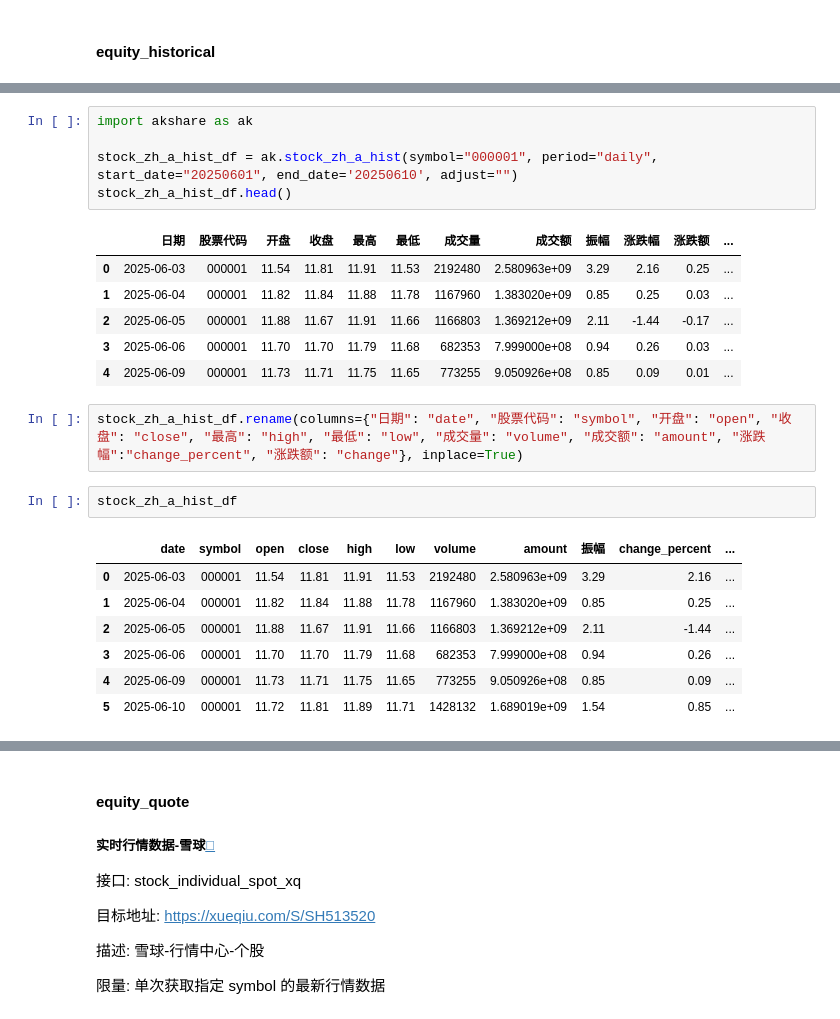
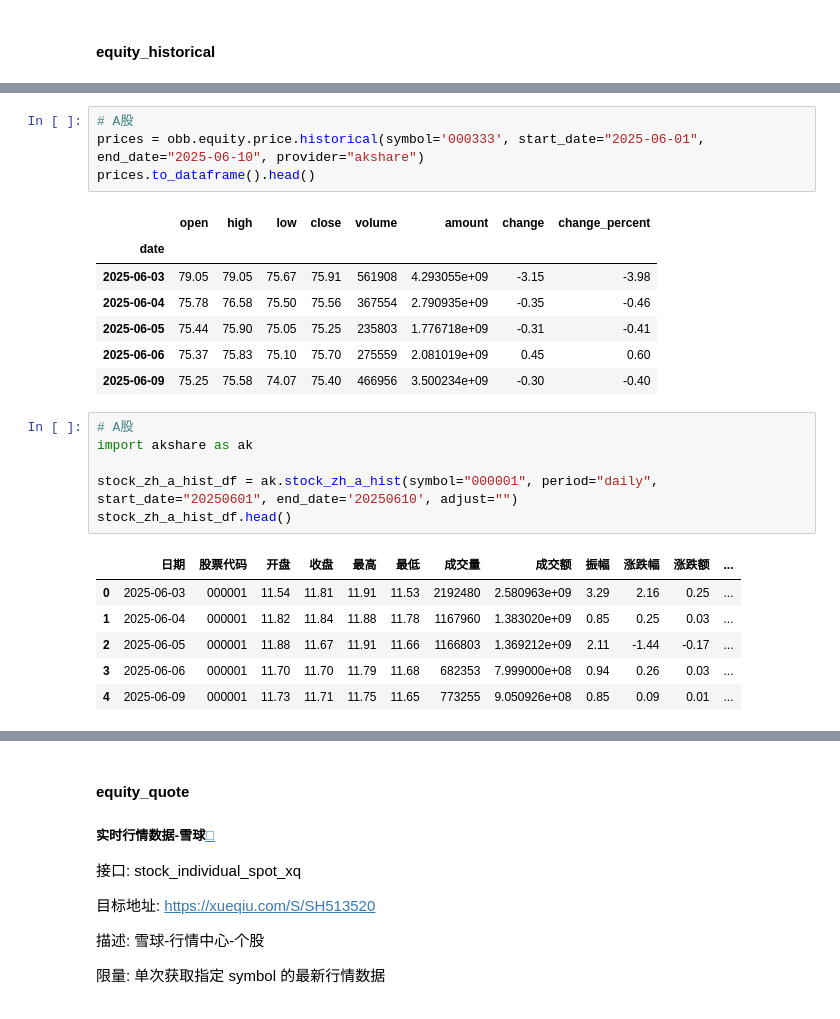
Before and after one commit to shugaoye/openbb_akshare, a Jupyter notebook: docs/akshare_test.ipynb, the cells around one changed output, grey strips where cells are left out. Drawn from its saved outputs; the diff is of its cells as text.

```diff
--- a/docs/akshare_test.ipynb
+++ b/docs/akshare_test.ipynb
@@ -469,4 +486,17 @@ prices.to_dataframe().head()
+# %%
+# A股
+prices = obb.equity.price.historical(symbol='000333', start_date="2025-06-01", end_date="2025-06-10", provider="akshare")
+prices.to_dataframe().head()
+# %% [output]
+|  | open | high | low | close | volume | amount | change | change_percent |
+| date |  |  |  |  |  |  |  |  |
+| 2025-06-03 | 79.05 | 79.05 | 75.67 | 75.91 | 561908 | 4.293055e+09 | -3.15 | -3.98 |
+| 2025-06-04 | 75.78 | 76.58 | 75.50 | 75.56 | 367554 | 2.790935e+09 | -0.35 | -0.46 |
+| 2025-06-05 | 75.44 | 75.90 | 75.05 | 75.25 | 235803 | 1.776718e+09 | -0.31 | -0.41 |
+| 2025-06-06 | 75.37 | 75.83 | 75.10 | 75.70 | 275559 | 2.081019e+09 | 0.45 | 0.60 |
+| 2025-06-09 | 75.25 | 75.58 | 74.07 | 75.40 | 466956 | 3.500234e+09 | -0.30 | -0.40 |
 # %%
+# A股
 import akshare as ak
 
 stock_zh_a_hist_df = ak.stock_zh_a_hist(symbol="000001", period="daily", start_date="20250601", end_date='20250610', adjust="")
@@ -478,15 +508,3 @@ stock_zh_a_hist_df.head()
 | 2 | 2025-06-05 | 000001 | 11.88 | 11.67 | 11.91 | 11.66 | 1166803 | 1.369212e+09 | 2.11 | -1.44 | -0.17 | ... |
 | 3 | 2025-06-06 | 000001 | 11.70 | 11.70 | 11.79 | 11.68 | 682353 | 7.999000e+08 | 0.94 | 0.26 | 0.03 | ... |
 | 4 | 2025-06-09 | 000001 | 11.73 | 11.71 | 11.75 | 11.65 | 773255 | 9.050926e+08 | 0.85 | 0.09 | 0.01 | ... |
-# %%
-stock_zh_a_hist_df.rename(columns={"日期": "date", "股票代码": "symbol", "开盘": "open", "收盘": "close", "最高": "high", "最低": "low", "成交量": "volume", "成交额": "amount", "涨跌幅":"change_percent", "涨跌额": "change"}, inplace=True)
-# %%
-stock_zh_a_hist_df
-# %% [output]
-|  | date | symbol | open | close | high | low | volume | amount | 振幅 | change_percent | ... |
-| 0 | 2025-06-03 | 000001 | 11.54 | 11.81 | 11.91 | 11.53 | 2192480 | 2.580963e+09 | 3.29 | 2.16 | ... |
-| 1 | 2025-06-04 | 000001 | 11.82 | 11.84 | 11.88 | 11.78 | 1167960 | 1.383020e+09 | 0.85 | 0.25 | ... |
-| 2 | 2025-06-05 | 000001 | 11.88 | 11.67 | 11.91 | 11.66 | 1166803 | 1.369212e+09 | 2.11 | -1.44 | ... |
-| 3 | 2025-06-06 | 000001 | 11.70 | 11.70 | 11.79 | 11.68 | 682353 | 7.999000e+08 | 0.94 | 0.26 | ... |
-| 4 | 2025-06-09 | 000001 | 11.73 | 11.71 | 11.75 | 11.65 | 773255 | 9.050926e+08 | 0.85 | 0.09 | ... |
-| 5 | 2025-06-10 | 000001 | 11.72 | 11.81 | 11.89 | 11.71 | 1428132 | 1.689019e+09 | 1.54 | 0.85 | ... |
```
Also changed, not shown: parts of 10 cells of this notebook, 5 other files.
